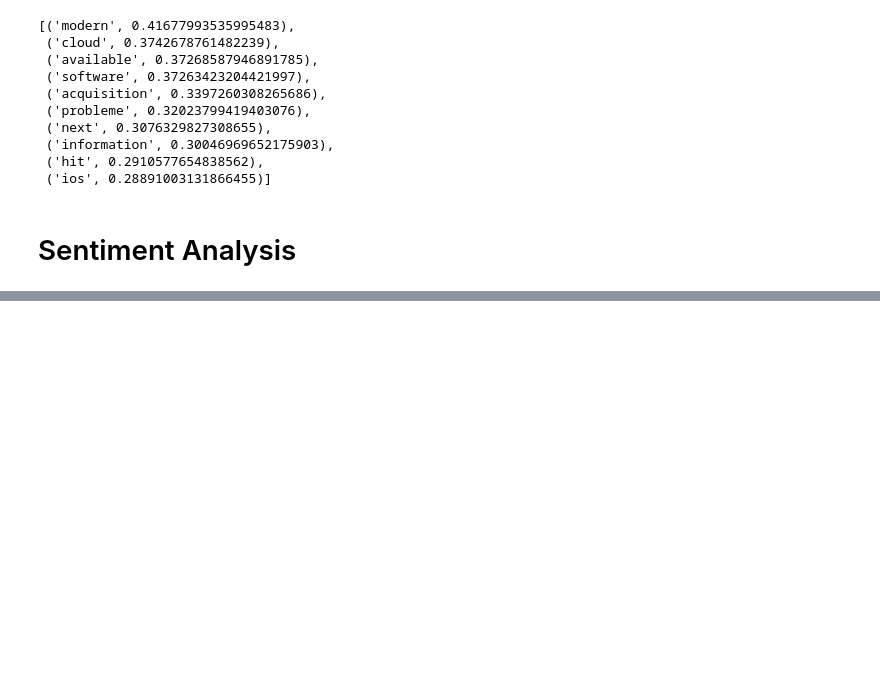
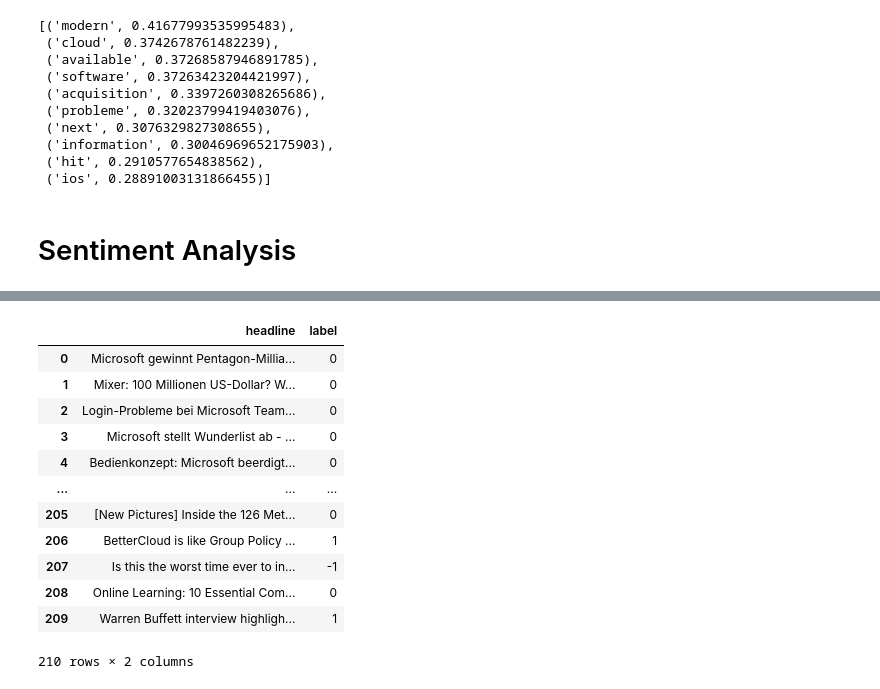
Before and after one commit to philippschmalen/ESG-with-GoogleNews, a Jupyter notebook: Headline_Analysis.ipynb, the cells around one changed output, grey strips where cells are left out. Cells and saved outputs as stored; diff of their text form; code cells hidden in the pictures; blank space fills up the shorter version.

Commit message:
added basic sentiment analysis

```diff
--- a/Headline_Analysis.ipynb
+++ b/Headline_Analysis.ipynb
@@ -56,0 +134,17 @@ sim_words
+# %%
+sentiments = df[['headline', 'label']]
+sentiments
+# %% [output]
+|  | headline | label |
+| 0 | Microsoft gewinnt Pentagon-Millia... | 0 |
+| 1 | Mixer: 100 Millionen US-Dollar? W... | 0 |
+| 2 | Login-Probleme bei Microsoft Team... | 0 |
+| 3 | Microsoft stellt Wunderlist ab - ... | 0 |
+| 4 | Bedienkonzept: Microsoft beerdigt... | 0 |
+| ... | ... | ... |
+| 205 | [New Pictures] Inside the 126 Met... | 0 |
+| 206 | BetterCloud is like Group Policy ... | 1 |
+| 207 | Is this the worst time ever to in... | -1 |
+| 208 | Online Learning: 10 Essential Com... | 0 |
+| 209 | Warren Buffett interview highligh... | 1 |
+210 rows × 2 columns
```
Also changed, not shown: parts of 7 cells of this notebook.
